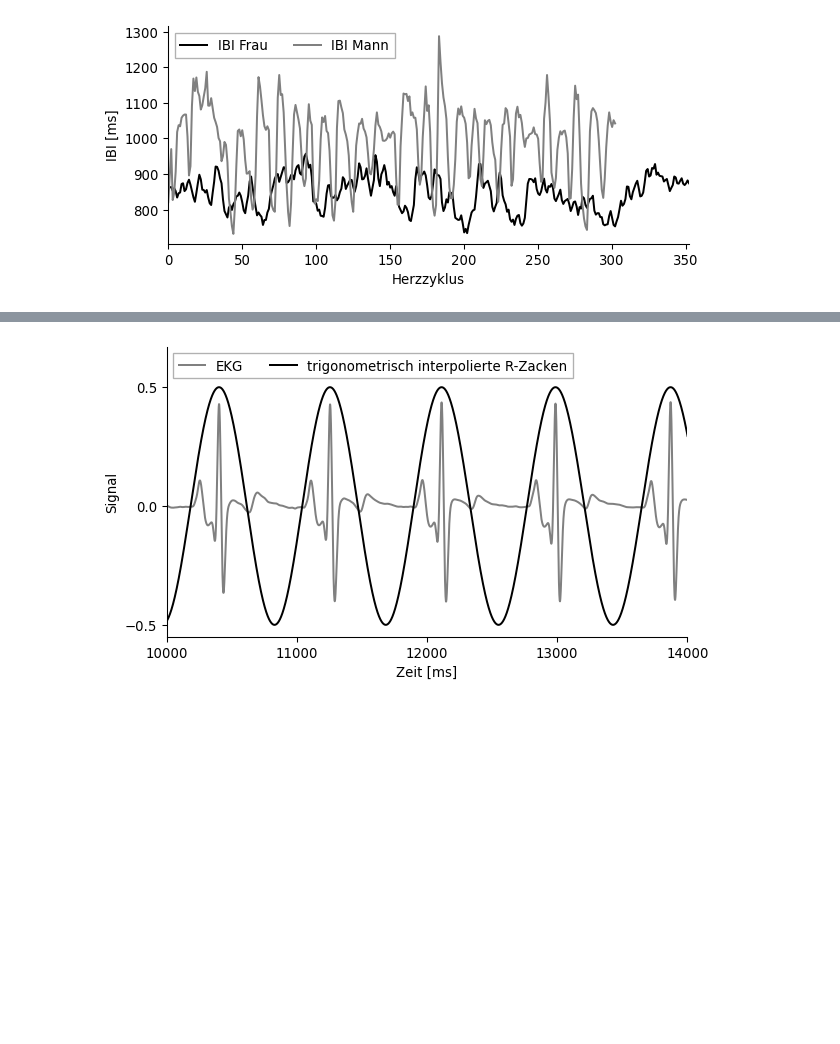
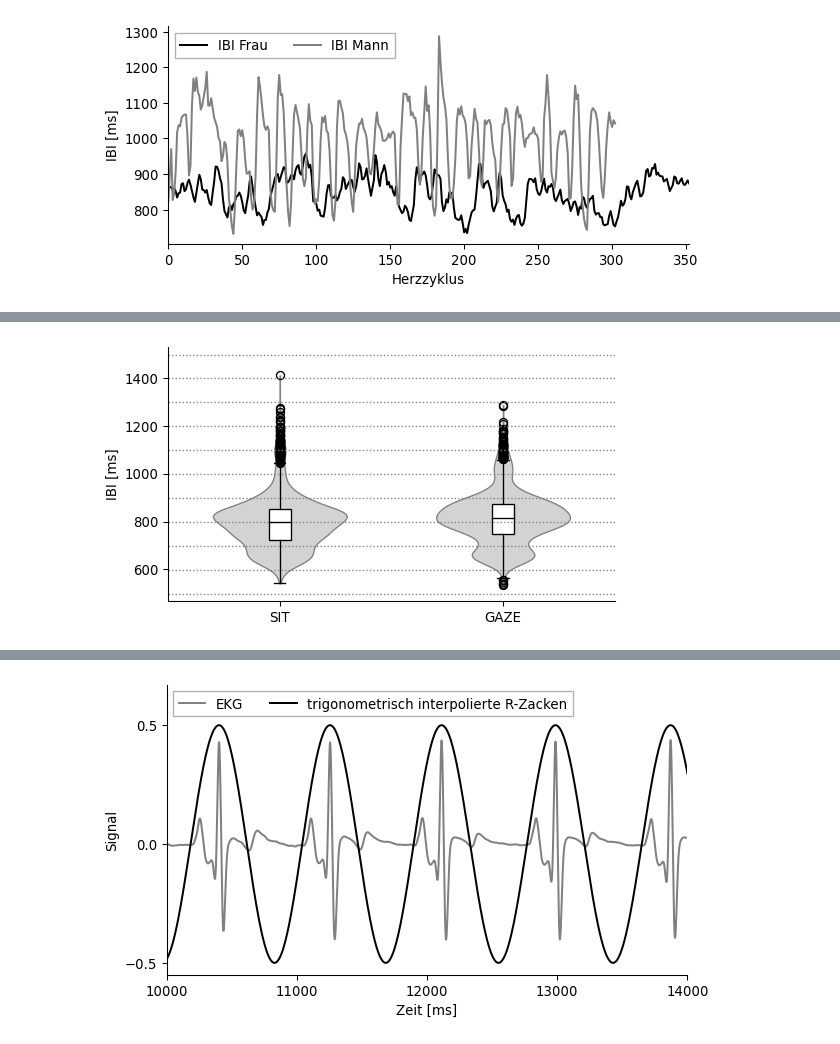
Before and after one commit to visserle/two-hearts, a Jupyter notebook: 04_more_plots.ipynb, the cells around one changed output, grey strips where cells are left out. Cells and saved outputs as stored; diff of their text form; code cells hidden in the pictures; blank space fills up the shorter version.

```diff
--- a/04_more_plots.ipynb
+++ b/04_more_plots.ipynb
@@ -395,3 +497,63 @@ plt.savefig("plots/ibi_distribution.png", dpi=512, bbox_inches='tight')
+# %%
+# Create Violin plot
+rsa_dataset = []
+
+for con in conditions:
+    rsa_dataset.append(np.array(flatten(ibi[con])))
+
+# Draw violin plot with box plot
+fig, ax = plt.subplots(figsize=[6, 3.5], dpi=dpi)
+
+plt.margins(y=0.03)
+plt.margins(x=0.0)
+
+# plt.title("Verteilung ursprünglicher und transformierter IBI-Werte einer Person")
+plt.ylabel('IBI [ms]')
+
+positions = [1, 2]
+# Plot individual or all data
+vp = ax.violinplot(
+    dataset=rsa_dataset,
+    positions=positions,
+    vert=True, widths=0.6,
+    showmeans=False,
+    showextrema=False,
+    showmedians=False)
+bp = ax.boxplot(
+    rsa_dataset,
+    positions=positions,
+    widths=0.1,
+    patch_artist=True,
+    medianprops=dict(color="black"))
+
+# Add hlines
+hline_max = round_to_E2(int(max(flatten(rsa_dataset))))
+hline_min = round_to_E2(int(min(flatten(rsa_dataset))))-2
+
+
+plt.hlines(
+    y=list(range(hline_min, hline_max+100, 100)),
+    xmin=0.5,
+    xmax=max(positions)+0.5,
+    colors='grey',
+    ls=':', lw=1)
+
+sns.despine()
+
+plt.xticks(
+    ticks=positions,
+    labels=["SIT","GAZE"])
+
+for body in vp['bodies']:
+    body.set_facecolor('lightgrey')
+    body.set_edgecolor('grey')
+    body.set_alpha(1)
+for box in bp['boxes']:
+    box.set(facecolor='white')
+
+plt.savefig("plots/ibi_distribution.png", dpi=512, bbox_inches='tight')
+# %% [output]
+[figure, added]
 # %%
 # Plot linear interpolated IBIs
 p = 4
```
Also changed, not shown: parts of 15 cells of this notebook.
